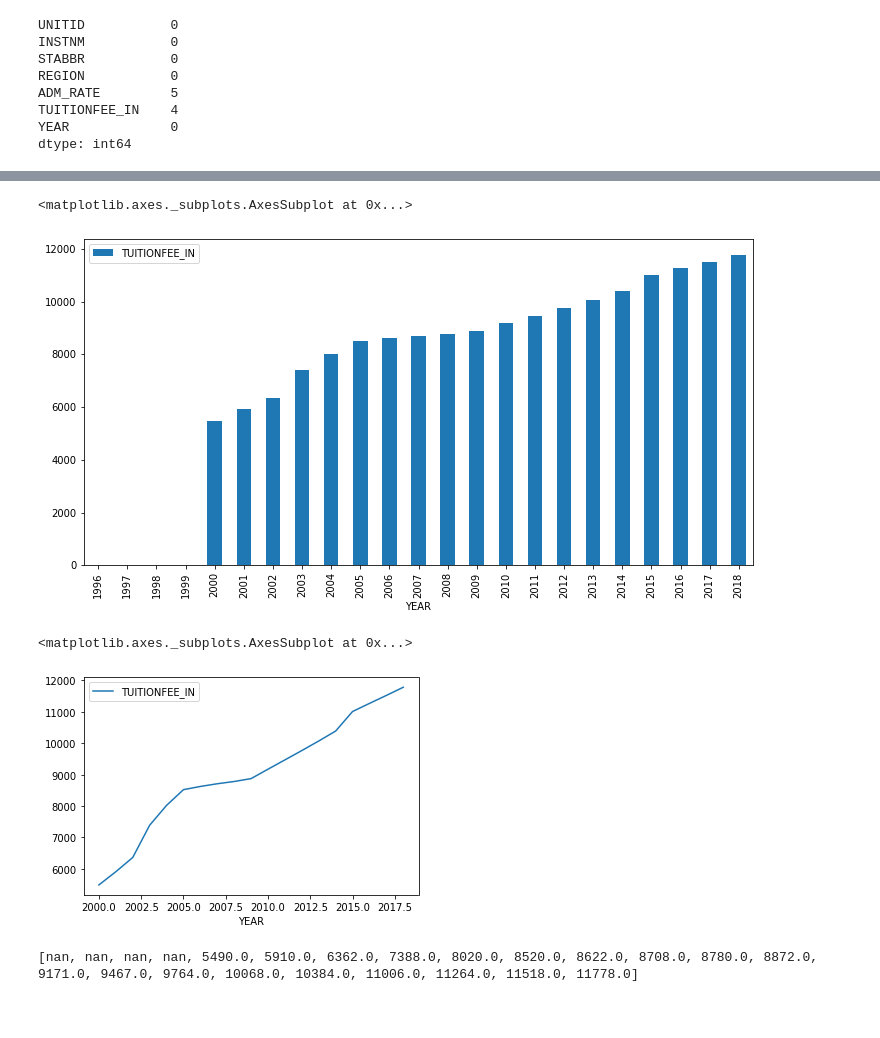
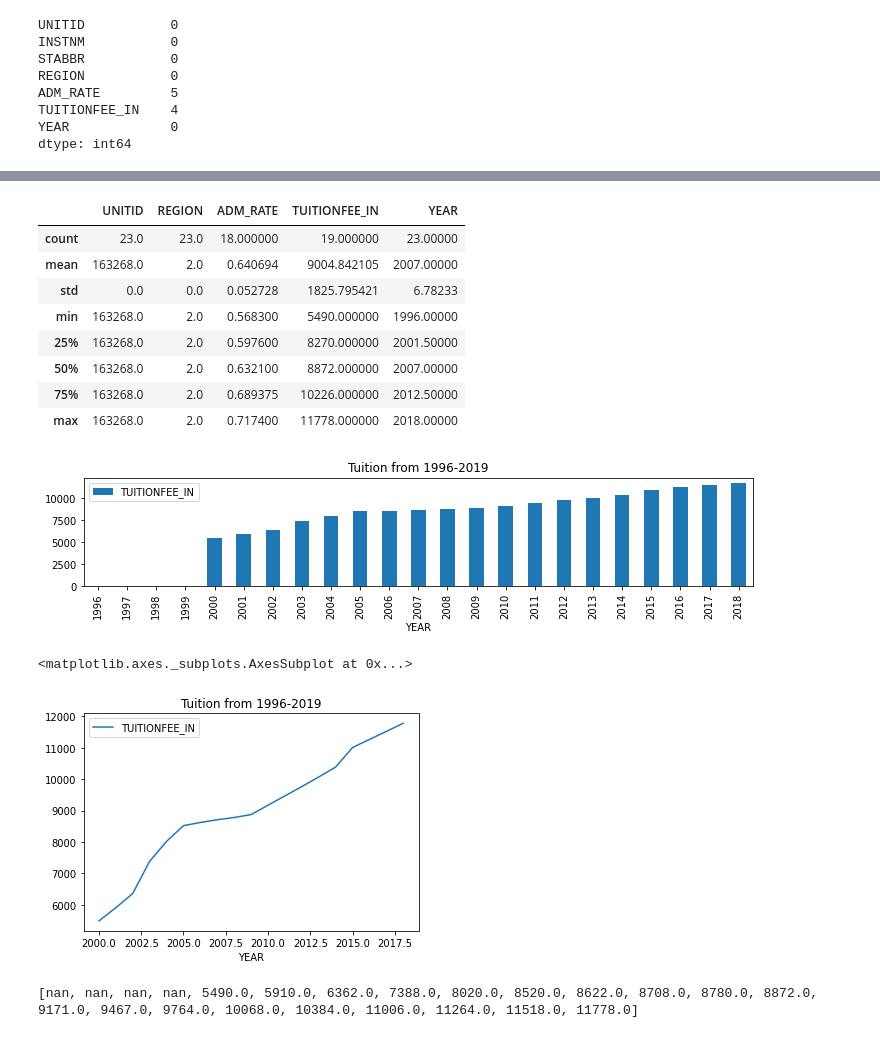
Before and after one commit to steinruck/DATA-690-WANG, a Jupyter notebook: Assignment_07/Assignment_07.ipynb, the cells around one changed output, grey strips where cells are left out. Saved outputs shown, nothing was run; the diff lists cells and outputs as text; code cells hidden in the pictures.

```diff
--- a/Assignment_07/Assignment_07.ipynb
+++ b/Assignment_07/Assignment_07.ipynb
@@ -361,22 +369,33 @@ UMBC.describe()
+# %%
+# stats
+UMBC.describe()
+# %% [output]
+|  | UNITID | REGION | ADM_RATE | TUITIONFEE_IN | YEAR |
+| count | 23.0 | 23.0 | 18.000000 | 19.000000 | 23.00000 |
+| mean | 163268.0 | 2.0 | 0.640694 | 9004.842105 | 2007.00000 |
+| std | 0.0 | 0.0 | 0.052728 | 1825.795421 | 6.78233 |
+| min | 163268.0 | 2.0 | 0.568300 | 5490.000000 | 1996.00000 |
+| 25% | 163268.0 | 2.0 | 0.597600 | 8270.000000 | 2001.50000 |
+| 50% | 163268.0 | 2.0 | 0.632100 | 8872.000000 | 2007.00000 |
+| 75% | 163268.0 | 2.0 | 0.689375 | 10226.000000 | 2012.50000 |
+| max | 163268.0 | 2.0 | 0.717400 | 11778.000000 | 2018.00000 |
 # %%
 # <9>
 # Plot UMBC's in-state tution overtime from 1996 to 2019 using Bar Chart
 
-UMBC.plot(kind='bar',x='YEAR',y='TUITIONFEE_IN', figsize=(12,6))
-#fig, ax = plt.subplots(figsize=(12,6)) # 12 maxes it bigger
+UMBC.plot(kind='bar',x='YEAR',y='TUITIONFEE_IN', title='Tuition from 1996-2019', figsize=(12,2))
+plt.title = "Tuition from 1996-2019"
 # %% [output]
-<matplotlib.axes._subplots.AxesSubplot at 0x...>
-[figure, old version]
+[figure, new version]
 # %%
 # <10>
 # Plot UMBC's in-state tution overtime from 1996 to 2019 using Line Chart
 
-ax = plt.gca()
 
-UMBC.plot(kind='line',x='YEAR',y='TUITIONFEE_IN',ax=ax)
+UMBC.plot(kind='line',x='YEAR',y='TUITIONFEE_IN', title='Tuition from 1996-2019')
 # %% [output]
 <matplotlib.axes._subplots.AxesSubplot at 0x...>
-[figure, old version]
+[figure, new version]
 # %%
 # <11>
 # Now let's look at the tuition growth rate year over year
```
Also changed, not shown: parts of 51 cells of this notebook.
